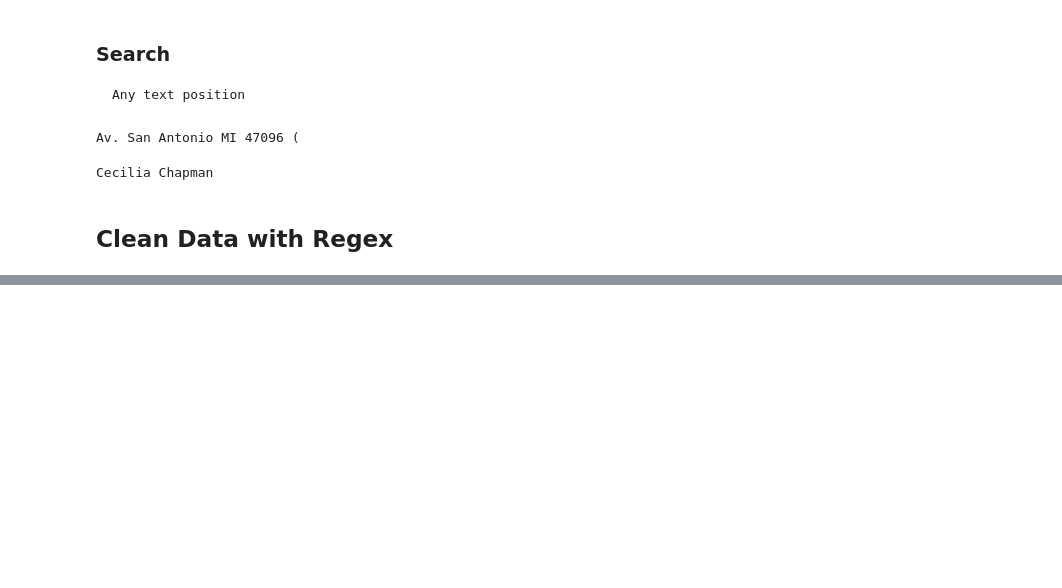
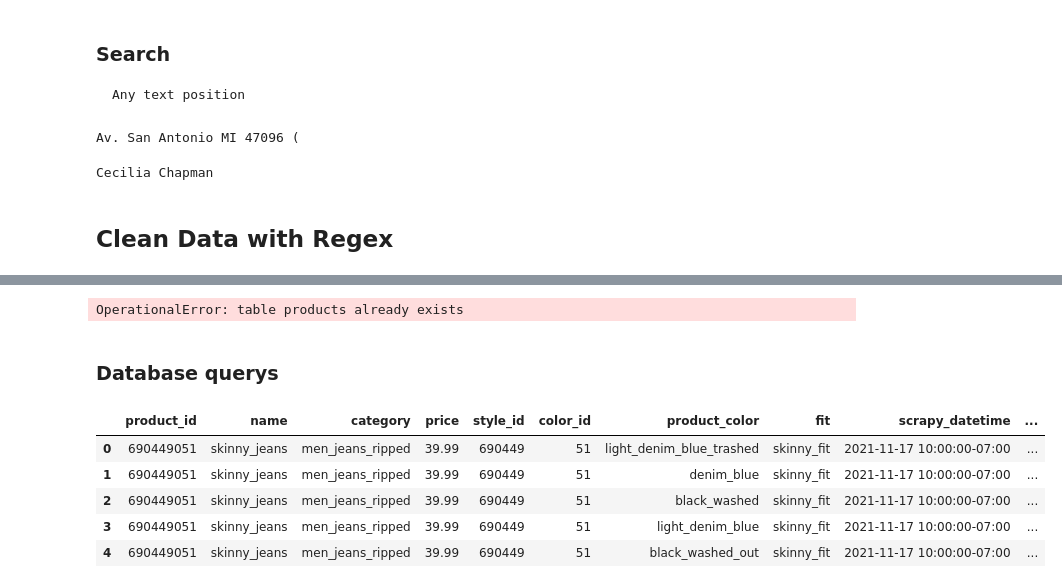
Before and after one commit to MarcosRMG/ds_ao_dev, a Jupyter notebook: notebooks/DS ao DEV.ipynb, the cells around one changed output, grey strips where cells are left out. Drawn from its saved outputs; the diff is of its cells as text; code cells hidden in the pictures; blank space fills up the shorter version.

Commit message:
SQLite

```diff
--- a/notebooks/DS ao DEV.ipynb
+++ b/notebooks/DS ao DEV.ipynb
@@ -921,0 +993,12 @@ data.to_csv('../data/clened.csv', index=False)
+# %%
+# Connect to database
+# create database and table
+conn = sqlite3.connect('hm_db.sqlite')
+
+cursor = conn.execute(query_showroom_table)
+conn.commit()
+# %% [output]
+OperationalError: table products already exists
+# %%
+# Engine connection
+conn = create_engine('sqlite:///hm_db.sqlite', echo=False)
@@ -921,0 +1008,28 @@ data.to_csv('../data/clened.csv', index=False)
+# %% [markdown]
+### Database querys
+# %%
+# command = '''
+#     UPDATE products
+#     SET category = 'tshirt'
+#     WHERE product_id = 690449051
+# '''
+
+# command = '''
+#     DROP TABLE products
+# '''
+
+# query_db(command)
+
+query = '''
+    SELECT * FROM products
+'''
+
+df = pd.read_sql(query, conn)
+df.head()
+# %% [output]
+|  | product_id | name | category | price | style_id | color_id | product_color | fit | scrapy_datetime | ... |
+| 0 | 690449051 | skinny_jeans | men_jeans_ripped | 39.99 | 690449 | 51 | light_denim_blue_trashed | skinny_fit | 2021-11-17 10:00:00-07:00 | ... |
+| 1 | 690449051 | skinny_jeans | men_jeans_ripped | 39.99 | 690449 | 51 | denim_blue | skinny_fit | 2021-11-17 10:00:00-07:00 | ... |
+| 2 | 690449051 | skinny_jeans | men_jeans_ripped | 39.99 | 690449 | 51 | black_washed | skinny_fit | 2021-11-17 10:00:00-07:00 | ... |
+| 3 | 690449051 | skinny_jeans | men_jeans_ripped | 39.99 | 690449 | 51 | light_denim_blue | skinny_fit | 2021-11-17 10:00:00-07:00 | ... |
+| 4 | 690449051 | skinny_jeans | men_jeans_ripped | 39.99 | 690449 | 51 | black_washed_out | skinny_fit | 2021-11-17 10:00:00-07:00 | ... |
```
Also changed, not shown: parts of 12 cells of this notebook.
